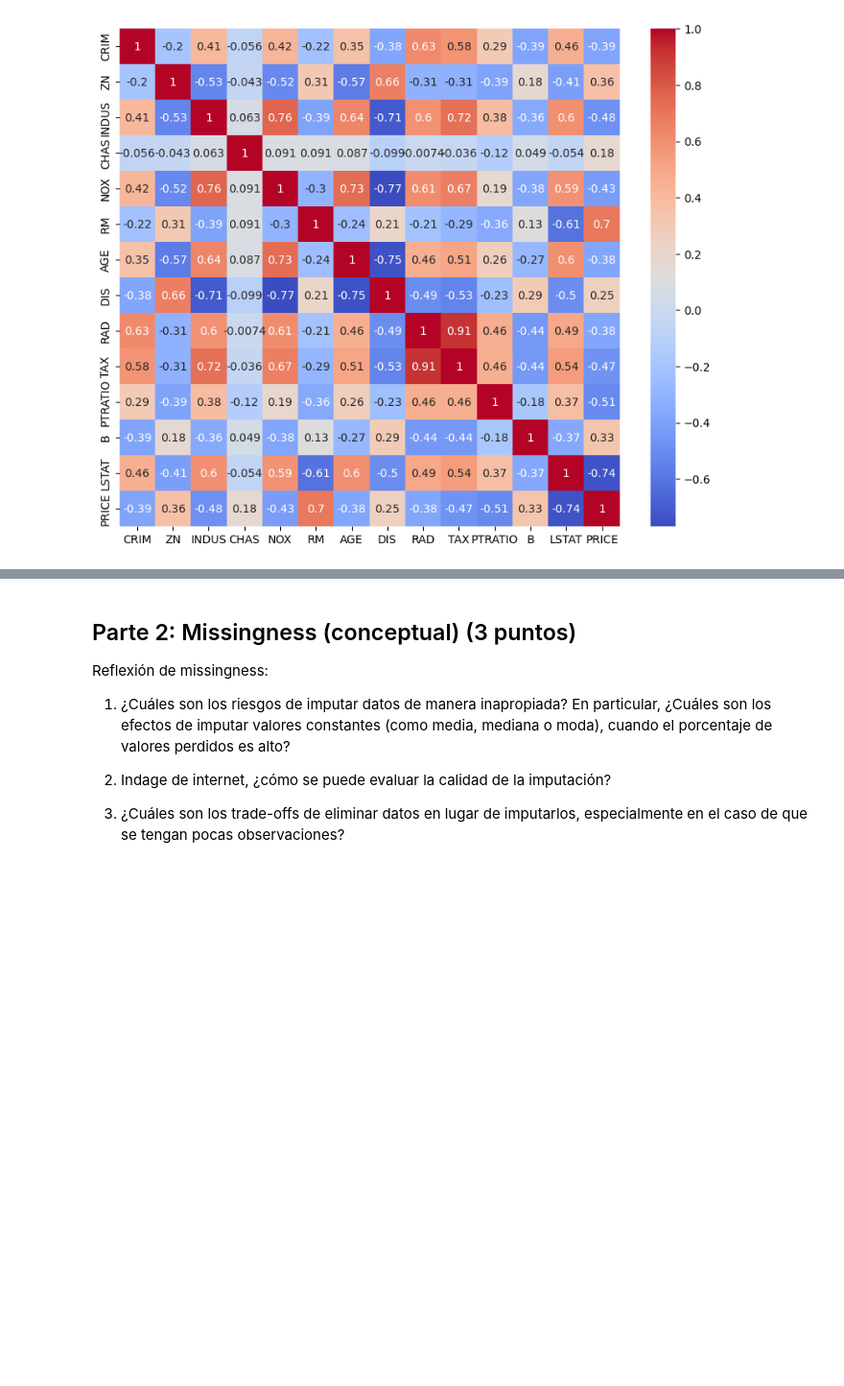
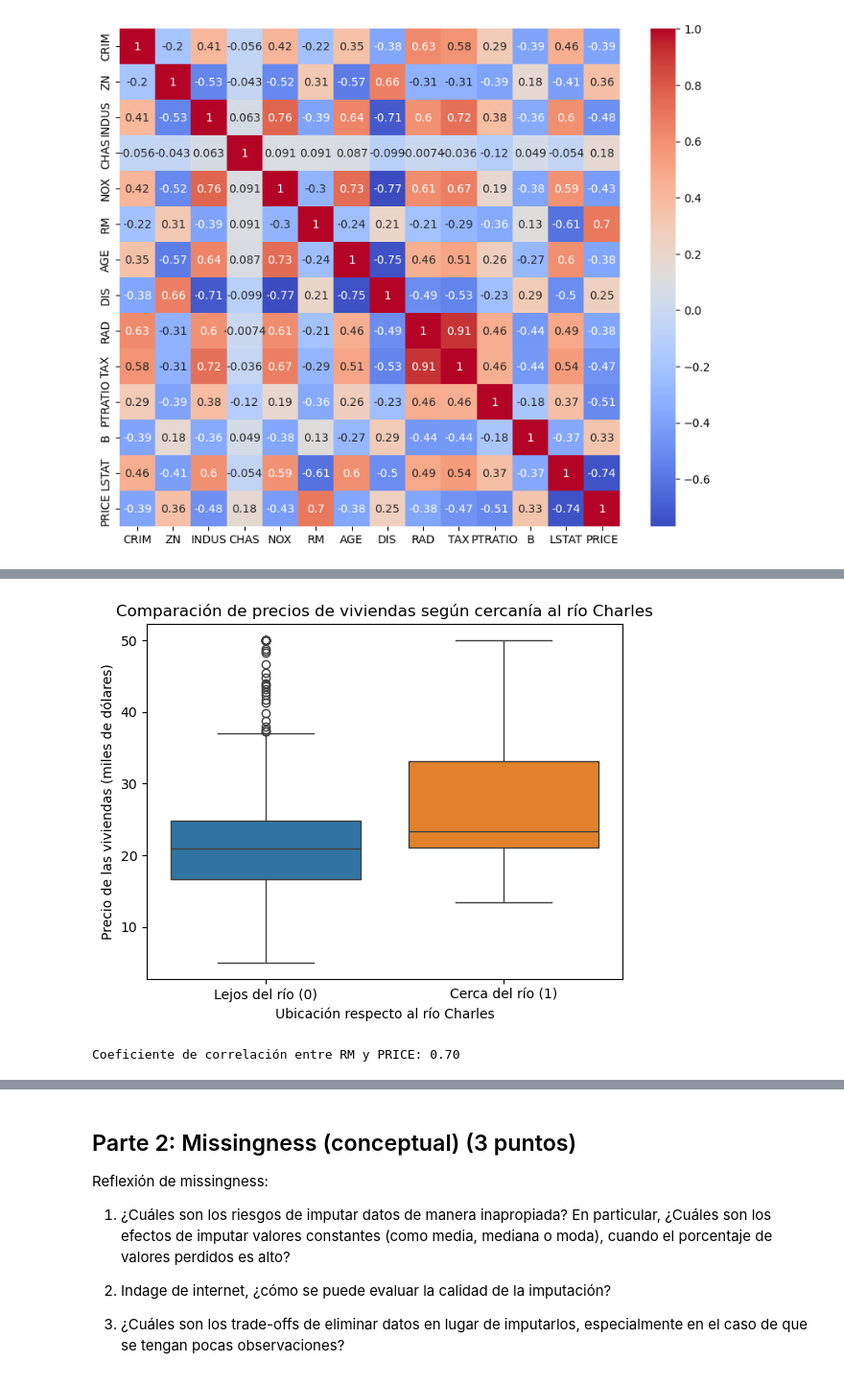
Before and after one commit to Codenid/data-discovery-lab2-eda-missingness-datos-atipicos, a Jupyter notebook: laboratorio_2_alum.ipynb, the cells around one changed output, grey strips where cells are left out. Shown at 96% size. Cells and saved outputs as stored; diff of their text form; code cells hidden in the pictures; blank space fills up the shorter version.

```diff
--- a/laboratorio_2_alum.ipynb
+++ b/laboratorio_2_alum.ipynb
@@ -222,2 +338,29 @@ plt.show()
+# %%
+# 4. Cree un gráfico que permita comparar los precios de las viviendas en función de la variable "CHAS"
+plt.figure()
+sns.boxplot(x="CHAS",y="PRICE",hue="CHAS",data=df,legend=False)
+plt.xticks([0,1], ["Lejos del río (0)", "Cerca del río (1)"])
+plt.xlabel("Ubicación respecto al río Charles")
+plt.ylabel("Precio de las viviendas (miles de dólares)")
+plt.title("Comparación de precios de viviendas según cercanía al río Charles")
+plt.show()
+
+# ¿Hay alguna diferencia en los precios de las viviendas en función de esta variable?
+# - R1: A simple vista podemos observar que la mediana del precio de las viviendas cercanas al río Charles
+#       es mayor que la mediana de las viviendas lejanas al río, lo que significa que estas viviendas
+#       presentan precios ligeramente mas altos, pero igual existe un solapamiento entre ambos.
+#       Con respecto al IQR, las viviendas cercanas al río tienen una mayor dispersion de precios,
+#       a diferencia de las que estan lejos del río, así tambien hay viviendas muy caras que no estan cerca del río.
+# %% [output]
+[figure, added]
 # %%
-#5. Indique el coeficiente de correlación entre la variable "RM" (número promedio de habitaciones por vivienda) y el precio de las casas. Interprete dicho coeficiente.
+#5. Indique el coeficiente de correlación entre la variable "RM" (número promedio de habitaciones por vivienda) y el precio de las casas.
+correlacion_rm_price = df['RM'].corr(df['PRICE'])
+print(f"Coeficiente de correlación entre RM y PRICE: {correlacion_rm_price:.2f}")
+
+#  Interprete dicho coeficiente.
+
+# - R1: El coeficiente de correlación entre RM y PRICE es positivo y cercano a 1, lo que indica una fuerte correlación positiva.
+#       Esto significa que a medida que aumenta el número promedio de habitaciones por vivienda, aumenta tambien el precio de las casas.
+# %% [output]
+Coeficiente de correlación entre RM y PRICE: 0.70
```
Also changed, not shown: parts of 11 cells of this notebook, 3 other files.
